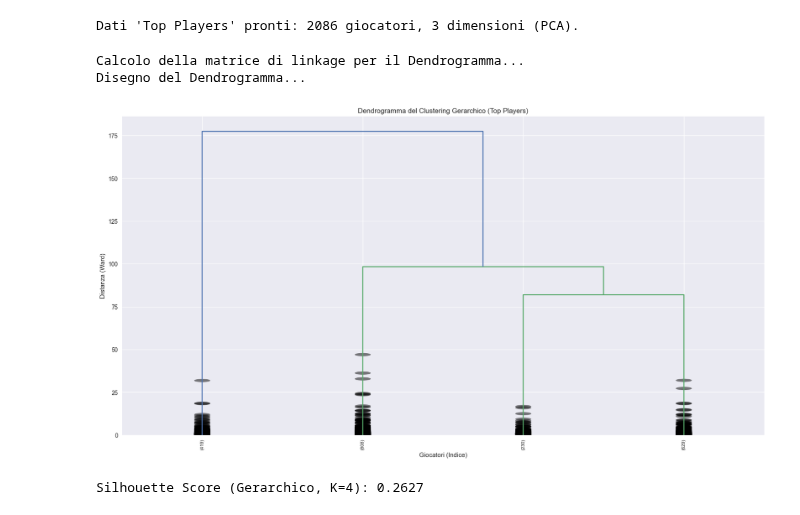
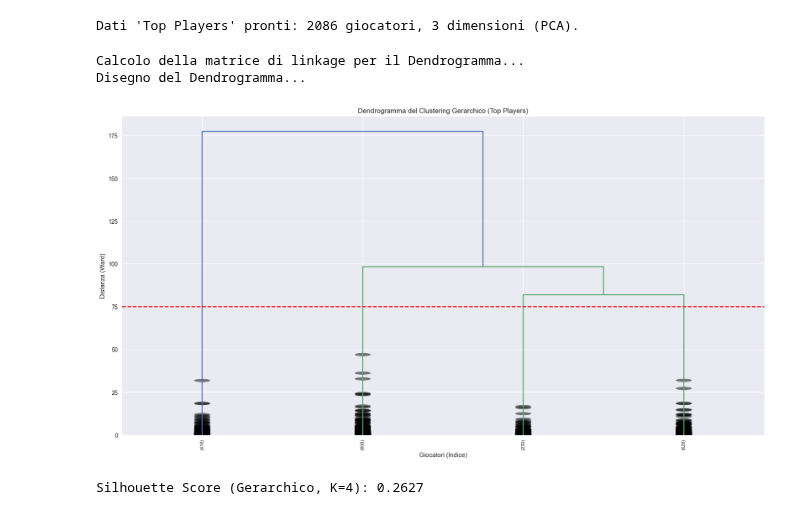
Before and after one commit to grannico/Progetti_DataScience_25-26, a Jupyter notebook: clust_gerarchico.ipynb, the cells around one changed output. Saved outputs shown, nothing was run; the diff lists cells and outputs as text; code cells hidden in the pictures.

```diff
--- a/clust_gerarchico.ipynb
+++ b/clust_gerarchico.ipynb
@@ -18,8 +18,7 @@ df = pd.read_csv('data/puliti/movimento_fe.csv')
 # 2. Definizione Feature
 numeric_cols = df.select_dtypes(include=[np.number]).columns.tolist()
 cols_to_exclude = [
-    'ID', 'Jersey Number', 'Age', 'OVR', 'Potential', 'Special',
-    'International Reputation', 'Weak Foot', 'Skill Moves', 'Kit Number'
+    'ID', 'Age', 'OVR', 'Weak Foot', 'Skill Moves'
 ]
 features_to_use = [col for col in numeric_cols if col not in cols_to_exclude]
 X_all = df[features_to_use].fillna(df[features_to_use].mean())
@@ -50,35 +49,35 @@ print("Calcolo della matrice di linkage per il Dendrogramma...")
 # Usiamo il metodo 'ward' che minimizza la varianza (simile a K-Means)
 # È computazionalmente intensivo
 linkage_matrix = sch.linkage(X_top_pca, method='ward')
 
 print("Disegno del Dendrogramma...")
 plt.figure(figsize=(20, 10))
 plt.title('Dendrogramma del Clustering Gerarchico (Top Players)')
 plt.xlabel('Giocatori (Indice)')
 plt.ylabel('Distanza (Ward)')
 
 # 'p=4' tronca il dendrogramma per mostrare solo gli ultimi 4 livelli di fusione
 # (altrimenti 2086 foglie sarebbero illeggibili)
 # 'truncate_mode='lastp'' significa che mostra gli ultimi p cluster formati
 sch.dendrogram(
     linkage_matrix,
     truncate_mode='lastp',  # Mostra solo gli ultimi 'p' cluster fusi
     p=4,                    # Impostiamo p=4 per vedere i 4 gruppi principali
     leaf_rotation=90.,
     leaf_font_size=8.,
     show_contracted=True,   # Mostra i cluster contratti
 )
 
 # Tracciamo una linea orizzontale per mostrare dove "taglieremmo" per ottenere 4 cluster
 # Questa linea (threshold) è il punto chiave
 # (Il valore 75 è un esempio, dovrai aggiustarlo guardando il grafico)
-# plt.axhline(y=75, color='r', linestyle='--')
+plt.axhline(y=75, color='r', linestyle='--')
 
 plt.show()
 # %% [output]
 Calcolo della matrice di linkage per il Dendrogramma...
 Disegno del Dendrogramma...
-[figure, old version]
+[figure, new version]
 # %%
 # 3. Esecuzione dell'Algoritmo
 # Invece di 'K', gli diciamo 'n_clusters=4'
```
Also changed, not shown: 5 other files.
